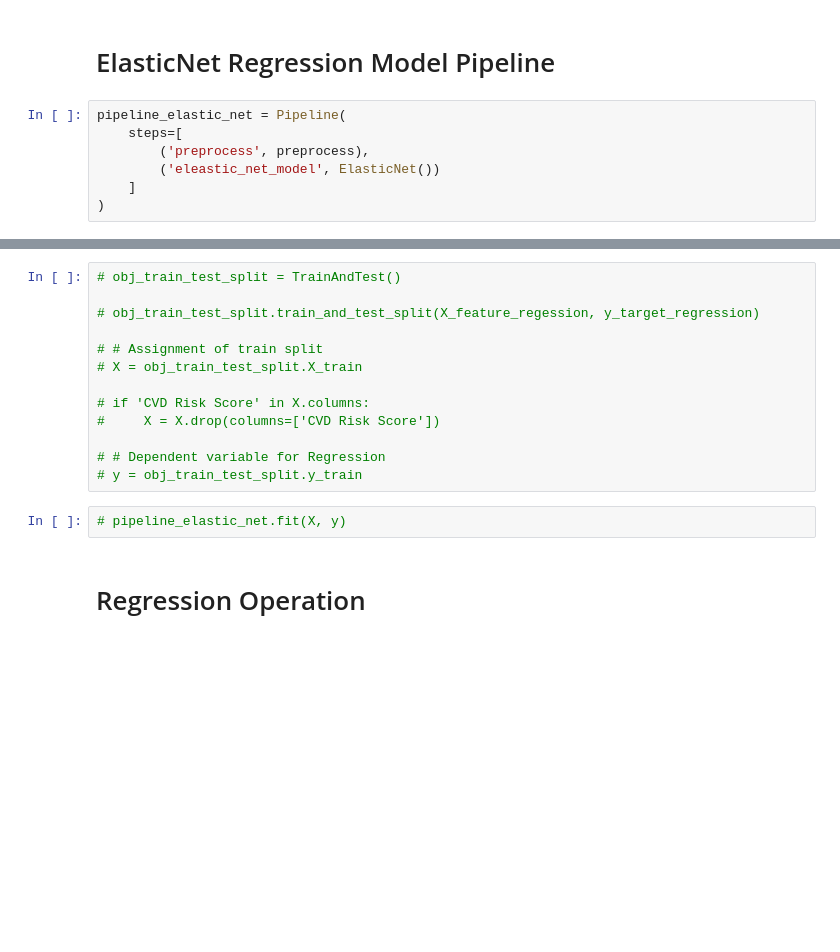
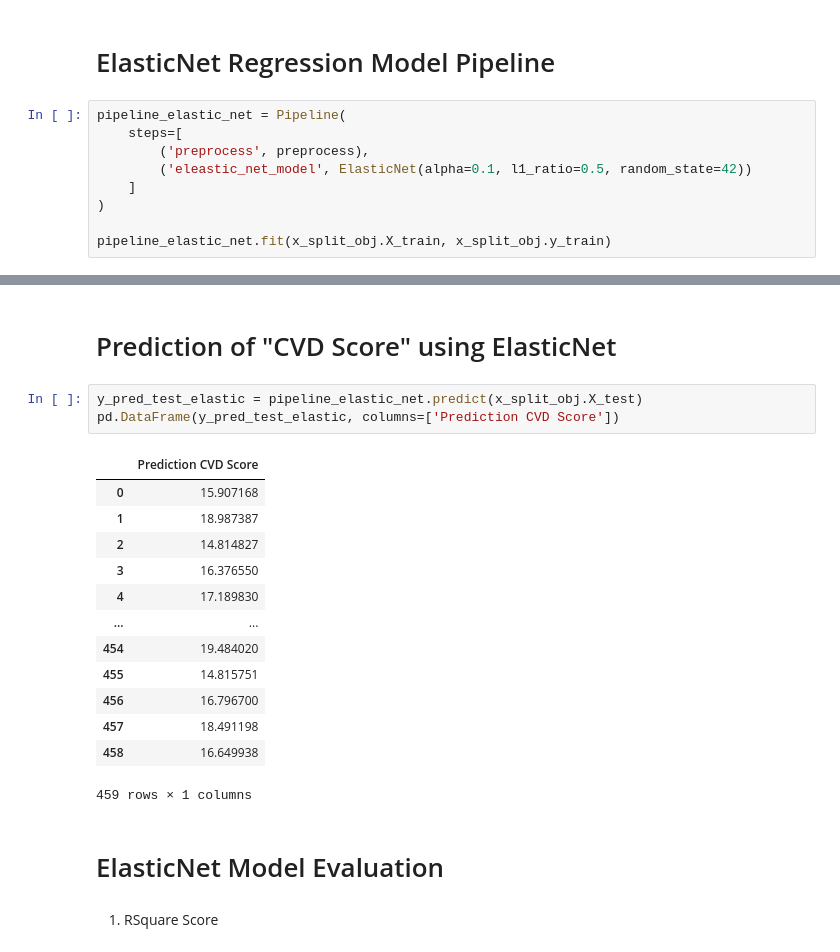
Before and after one commit to avimallik/pulse_ml_heart_disease_predictor, a Jupyter notebook: data_preprocessing.ipynb, the cells around one changed output, grey strips where cells are left out. Drawn from its saved outputs; the diff is of its cells as text; blank space fills up the shorter version.

```diff
--- a/data_preprocessing.ipynb
+++ b/data_preprocessing.ipynb
@@ -328,6 +410,8 @@ print(x_test_transform)
 pipeline_elastic_net = Pipeline(
     steps=[
         ('preprocess', preprocess),
-        ('eleastic_net_model', ElasticNet())
+        ('eleastic_net_model', ElasticNet(alpha=0.1, l1_ratio=0.5, random_state=42))
     ]
 )
+
+pipeline_elastic_net.fit(x_split_obj.X_train, x_split_obj.y_train)
@@ -334,17 +433,23 @@ pipeline_elastic_net = Pipeline(
-# %%
-# obj_train_test_split = TrainAndTest()
-
-# obj_train_test_split.train_and_test_split(X_feature_regession, y_target_regression)
-
-# # Assignment of train split
-# X = obj_train_test_split.X_train
-
-# if 'CVD Risk Score' in X.columns:
-#     X = X.drop(columns=['CVD Risk Score'])
-
-# # Dependent variable for Regression
-# y = obj_train_test_split.y_train
-# %%
-# pipeline_elastic_net.fit(X, y)
-# %% [markdown]
-# Regression Operation
+# %% [markdown]
+# Prediction of "CVD Score" using ElasticNet
+# %%
+y_pred_test_elastic = pipeline_elastic_net.predict(x_split_obj.X_test)
+pd.DataFrame(y_pred_test_elastic, columns=['Prediction CVD Score'])
+# %% [output]
+|  | Prediction CVD Score |
+| 0 | 15.907168 |
+| 1 | 18.987387 |
+| 2 | 14.814827 |
+| 3 | 16.376550 |
+| 4 | 17.189830 |
+| ... | ... |
+| 454 | 19.484020 |
+| 455 | 14.815751 |
+| 456 | 16.796700 |
+| 457 | 18.491198 |
+| 458 | 16.649938 |
+459 rows × 1 columns
+# %% [markdown]
+# ElasticNet Model Evaluation
+# %% [markdown]
+1. RSquare Score
```
Also changed, not shown: parts of 20 cells of this notebook.
